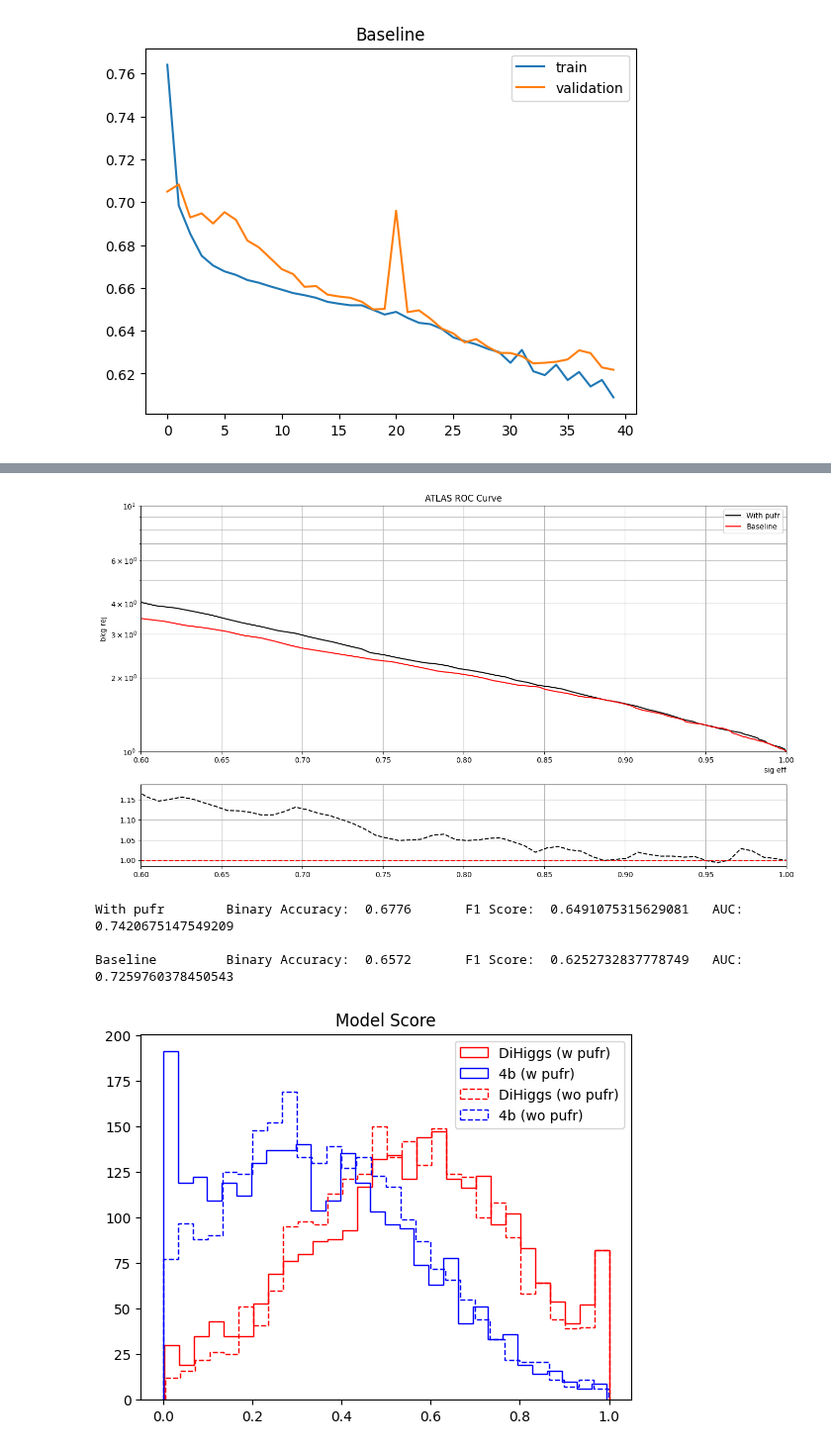
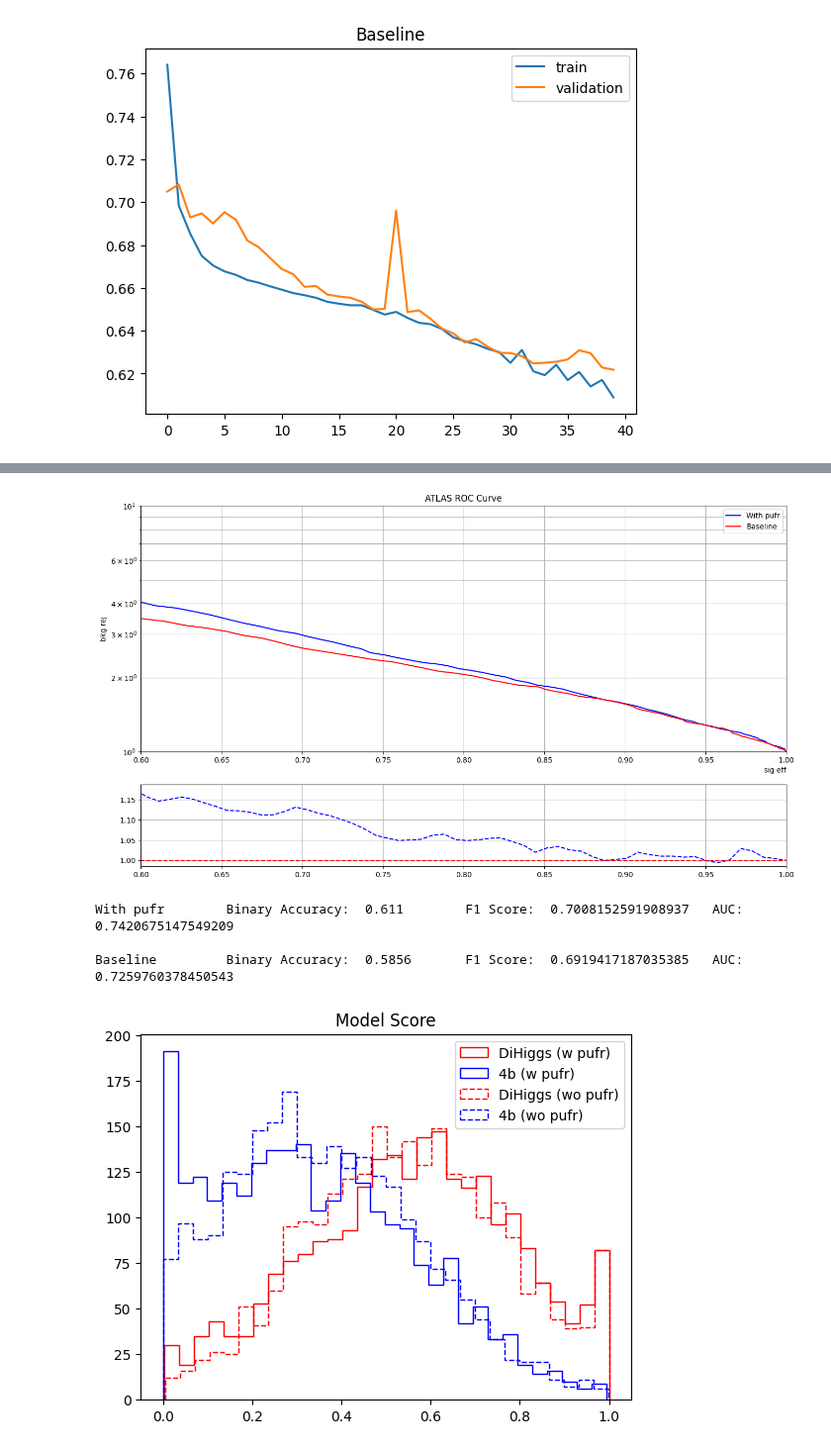
Before and after one commit to LukeV37/Pileup_Project, a Jupyter notebook: analysis/DiHiggs_4b_Attention_Classifier.ipynb, the cells around one changed output, grey strips where cells are left out. Shown at 99% size. Drawn from its saved outputs; the diff is of its cells as text; code cells hidden in the pictures.

Commit message:
plotting

```diff
--- a/analysis/DiHiggs_4b_Attention_Classifier.ipynb
+++ b/analysis/DiHiggs_4b_Attention_Classifier.ipynb
@@ -528,48 +528,48 @@ fig, (ax1, ax2) = plt.subplots(2,1,figsize=(16,9), gridspec_kw={'height_ratios':
 pufr_pred = get_predictions(PUFR, [X_test_pufr, y_test])
 baseline_pred = get_predictions(Baseline, [X_test_baseline, y_test])
 
-x1,y1,th1,AUC1,BA1,f11 = get_metrics(y_test, pufr_pred, 0.5)
-x2,y2,th2,AUC2,BA2,f12 = get_metrics(y_test, baseline_pred, 0.5)
+x1,y1,th1,AUC1,BA1,f11 = get_metrics(y_test, pufr_pred, 0.2)
+x2,y2,th2,AUC2,BA2,f12 = get_metrics(y_test, baseline_pred, 0.2)
 
 ax1.set_title("ATLAS ROC Curve")
 ax1.set_xlabel("sig eff",loc='right')
 ax1.set_ylabel("bkg rej")
 
-ax1.plot(x1,y1, label="With pufr",color='k')
+ax1.plot(x1,y1, label="With pufr",color='b')
 AUC = "All Jets ROC AUC: " + str(round(AUC1,4))
 #ax1.text(0.71,8,AUC)
 
 ax1.plot(x2,y2, label="Baseline",color='r')
 AUC = "Leading ROC AUC: " + str(round(AUC2,4))
 #ax1.text(0.71,4,AUC)
 
 # Plot ratio plot
 x = 1-np.flip(th1)
 ratio1 = np.interp(x,np.flip(x1),np.flip(y1))/np.interp(x,np.flip(x2),np.flip(y2))
 ratio2 = np.interp(x,np.flip(x2),np.flip(y2))/np.interp(x,np.flip(x2),np.flip(y2))
 
-ax2.plot(x,ratio1,linestyle='--',color='k')
+ax2.plot(x,ratio1,linestyle='--',color='b')
 ax2.plot(x,ratio2,linestyle='--',color='r')
 
 # General Plot Settings
 ax1.legend()
 ax1.set_yscale('log')
 ax1.grid(which='both')
 ax2.grid(which='both')
 ax1.set_ylim(1,10)
 ax1.set_xlim(0.6,1)
 ax2.set_xlim(0.6,1)
 plt.show()
 
 print("With pufr\t","Binary Accuracy: ", BA1, "\tF1 Score: ", f11, "\tAUC: ", AUC1)
 print("")
 print("Baseline\t","Binary Accuracy: ", BA2, "\tF1 Score: ", f12, "\tAUC: ", AUC2)
 print("")
 # %% [output]
-[figure, old version]
+[figure, new version]
-With pufr        Binary Accuracy:  0.6776       F1 Score:  0.6491075315629081   AUC:  0.7420675147549209
+With pufr        Binary Accuracy:  0.611        F1 Score:  0.7008152591908937   AUC:  0.7420675147549209
 
-Baseline         Binary Accuracy:  0.6572       F1 Score:  0.6252732837778749   AUC:  0.7259760378450543
+Baseline         Binary Accuracy:  0.5856       F1 Score:  0.6919417187035385   AUC:  0.7259760378450543
 # %%
 plt.title("Model Score")
 plt.hist(pufr_pred[mask],color='r',histtype='step',label='DiHiggs (w pufr)',bins=30)
```
Also changed, not shown: parts of 2 cells of this notebook.
